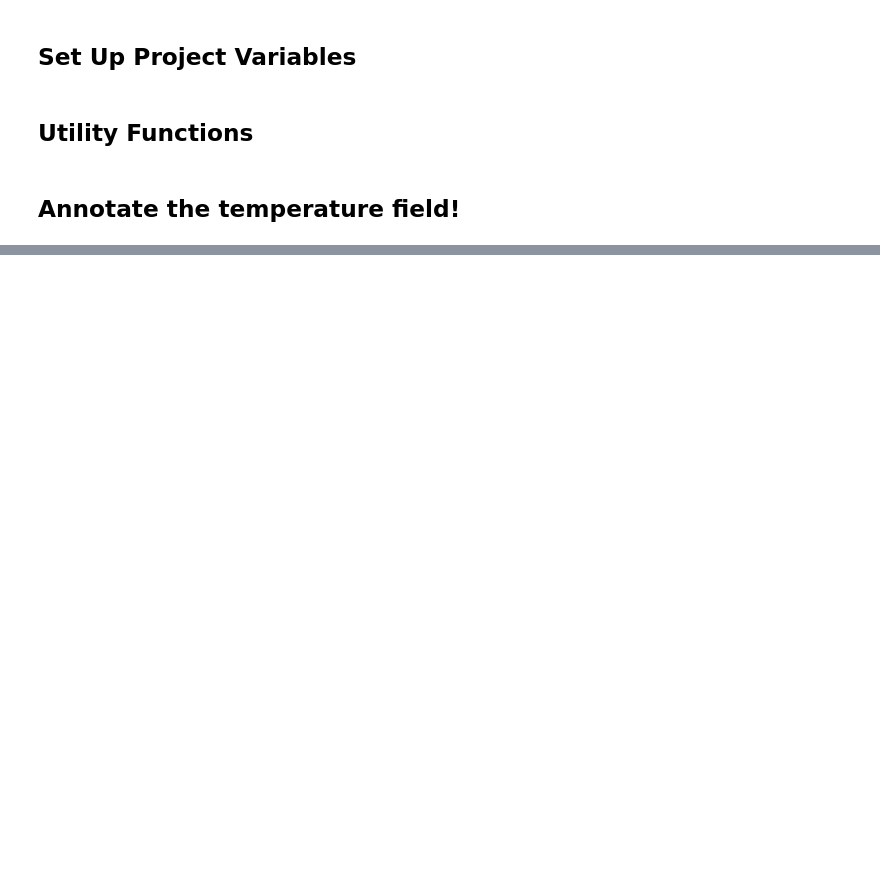
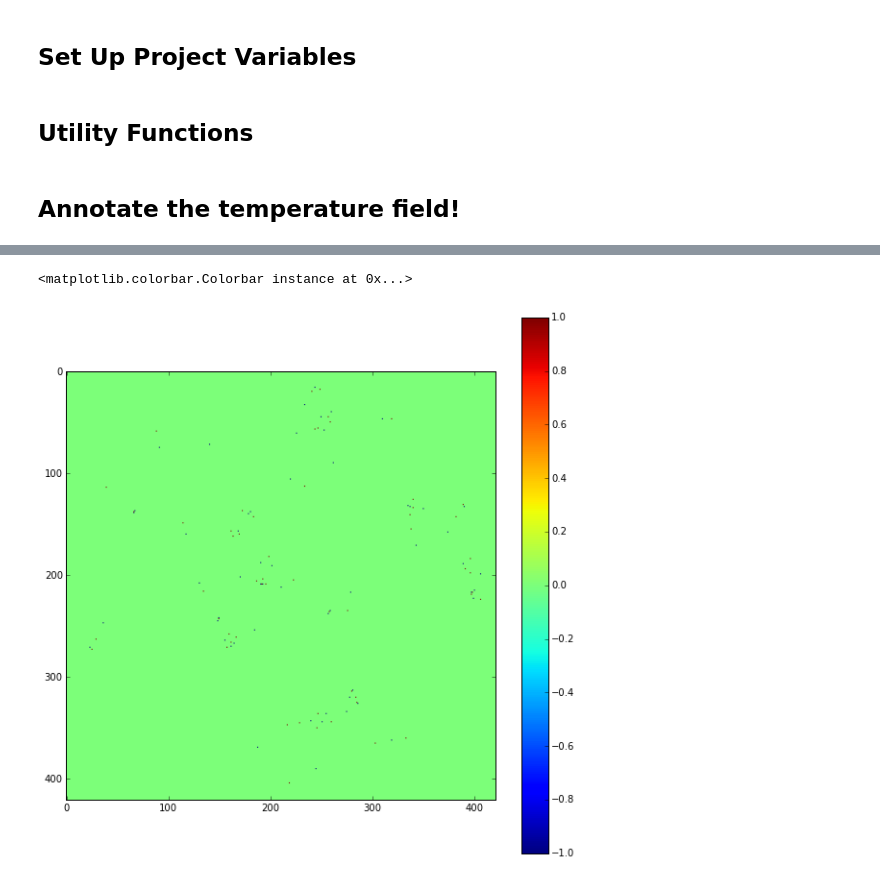
Before and after one commit to rachellevanger/image-tda-rayleigh-benard-convection, a Jupyter notebook: for_paper/AnnotateTemperatureField.ipynb, the cells around one changed output, grey strips where cells are left out. Cells and saved outputs as stored; diff of their text form; code cells hidden in the pictures; blank space fills up the shorter version.

```diff
--- a/for_paper/AnnotateTemperatureField.ipynb
+++ b/for_paper/AnnotateTemperatureField.ipynb
@@ -193,0 +198,7 @@ for defect_type in colors.keys():
+# %%
+plt.set_cmap('jet')
+plt.imshow(im.orientation_fields[sigma].topological_defects)
+plt.colorbar()
+# %% [output]
+<matplotlib.colorbar.Colorbar instance at 0x...>
+[figure, added]
```
Also changed, not shown: parts of 4 cells of this notebook.
